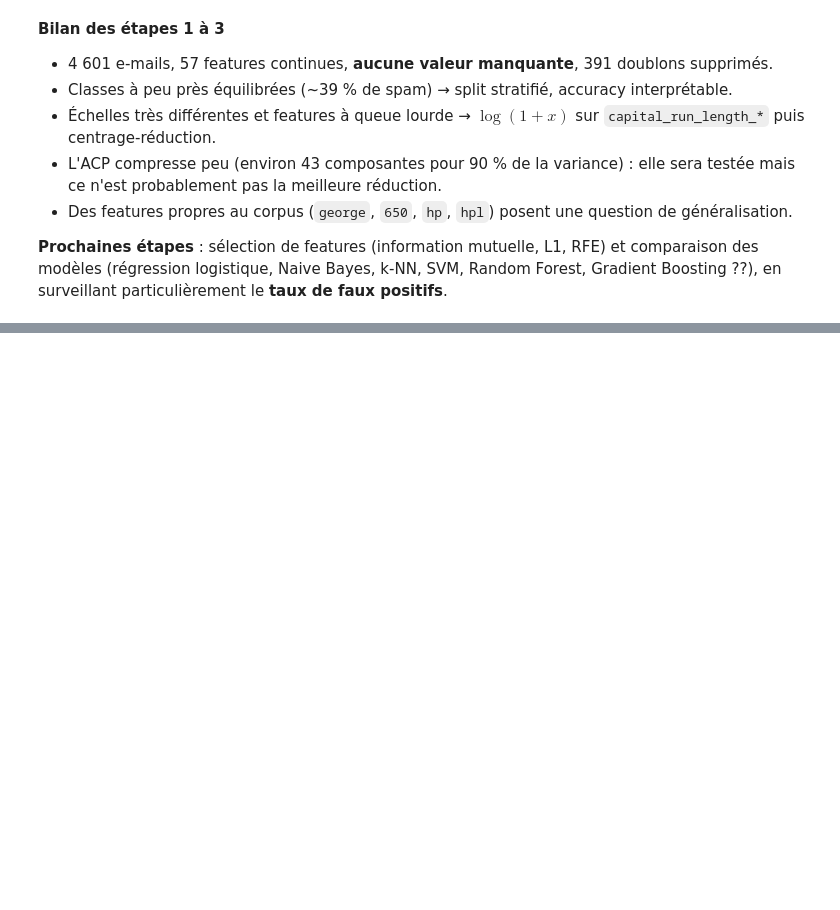
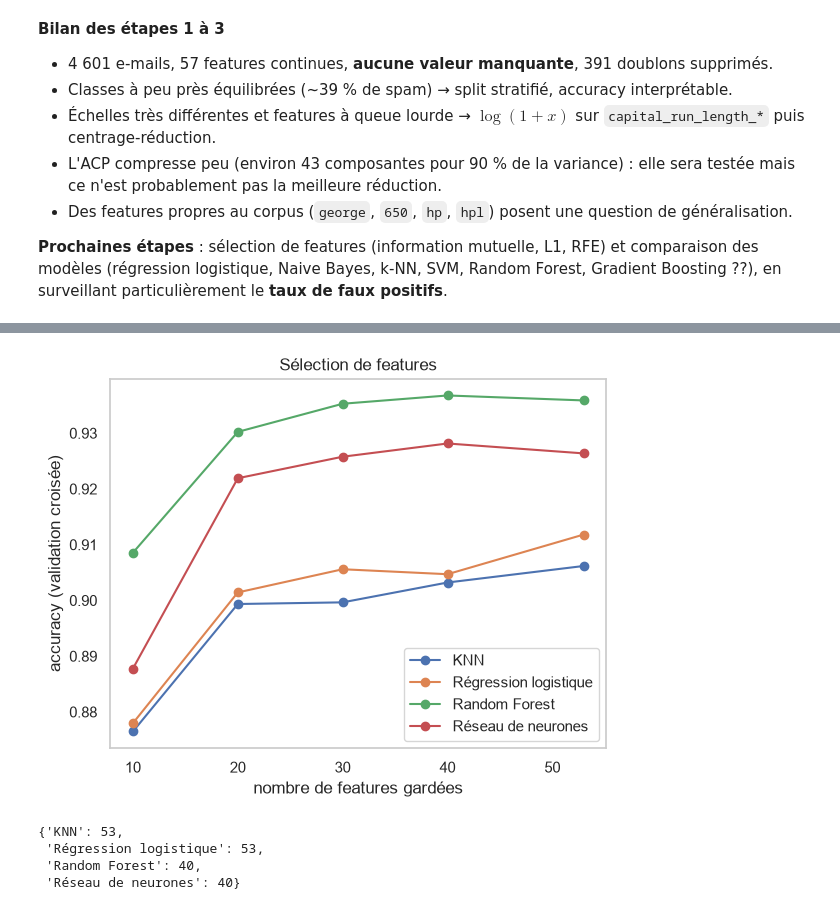
Before and after one commit to PierreGUTTIEREZ/Project_Machine-Learning_Semester-1, a Jupyter notebook: spambase.ipynb, the cells around one changed output, grey strips where cells are left out. Cells and saved outputs as stored; diff of their text form; code cells hidden in the pictures; blank space fills up the shorter version.

Commit message:
Benchmarking sur spambase

```diff
--- a/spambase.ipynb
+++ b/spambase.ipynb
@@ -287,0 +325,24 @@ sans_corpus  train (3368, 53)  test (842, 53)
+# %%
+# Sélection de features : meilleur nombre de features pour chaque modèle
+models = mw.get_models(best_k, None)  # None : pas de pondération des classes, Spambase est assez équilibré
+
+n_values = [10, 20, 30, 40, Xtr.shape[1]]
+best_n = {}
+for name, model in models.items():
+    n, ns, sc = mw.choose_n_features(model, Xtr, ytr, n_values)
+    best_n[name] = n
+    plt.plot(ns, sc, "o-", label=name)
+
+plt.xlabel("nombre de features gardées")
+plt.ylabel("accuracy (validation croisée)")
+plt.title("Sélection de features")
+plt.legend()
+plt.grid()
+plt.show()
+best_n
+# %% [output]
+[figure, added]
+{'KNN': 53,
+ 'Régression logistique': 53,
+ 'Random Forest': 40,
+ 'Réseau de neurones': 40}
```
Also changed, not shown: parts of 6 cells of this notebook, 1 other file.
